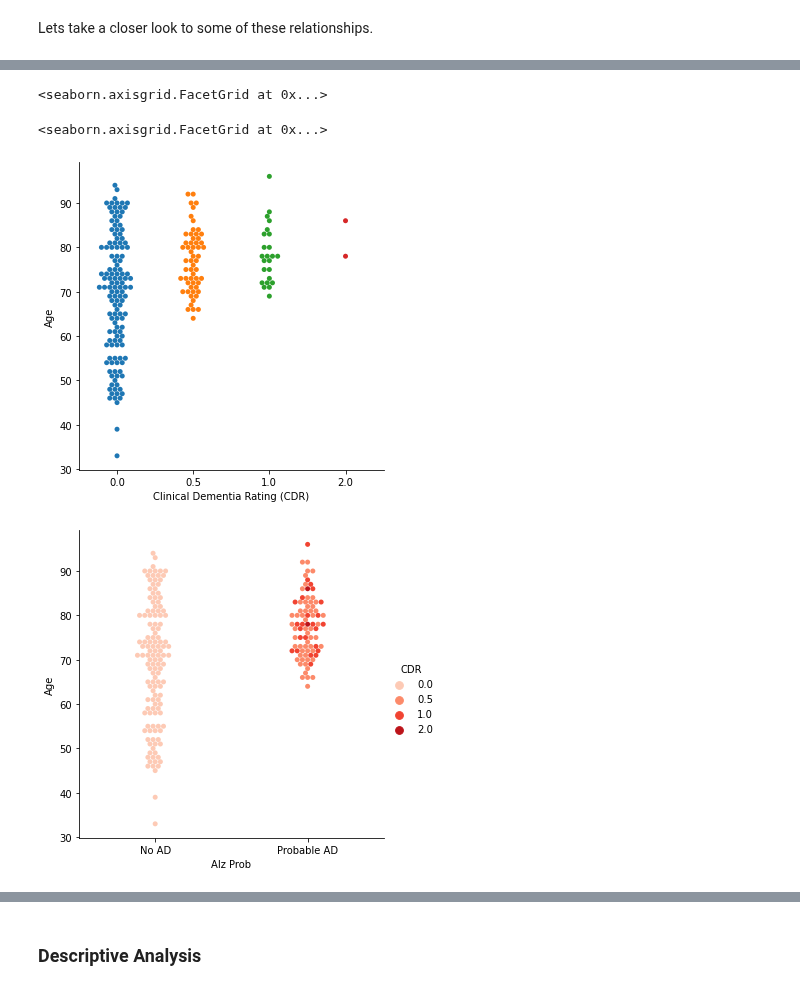
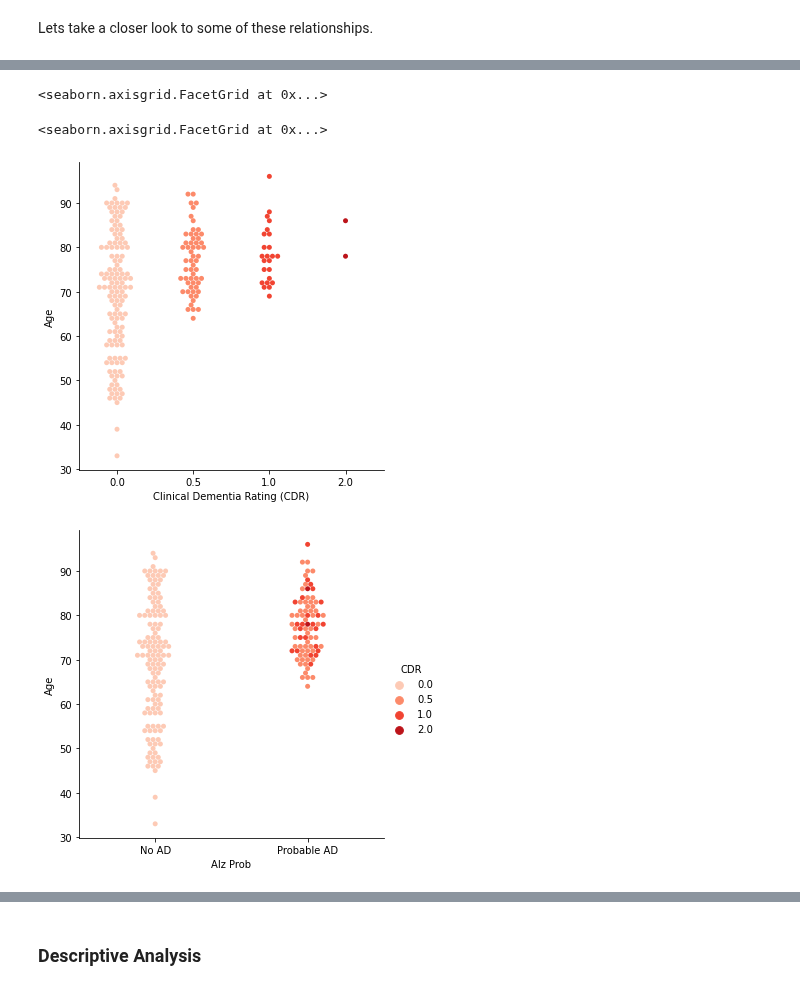
Before and after one commit to Gauss-x/Alzheimer-s-Analysis, a Jupyter notebook: cross-sectional.ipynb, the cells around one changed output, grey strips where cells are left out. Drawn from its saved outputs; the diff is of its cells as text; code cells hidden in the pictures.

```diff
--- a/cross-sectional.ipynb
+++ b/cross-sectional.ipynb
@@ -371,24 +391,24 @@ It looks like the range of nWBV gets smaller as the CDR gets higher. However, th
 # %%
 
-g3 = sns.catplot(data=df_cross,x = 'CDR', y = 'Age', kind = 'swarm')
+g3 = sns.catplot(data=df_cross,x = 'CDR', y = 'Age', kind = 'swarm', palette='Reds')
 g4 = sns.catplot(data=df_cross,x = 'Alz', y = 'Age', hue = 'CDR', palette='Reds', kind = 'swarm')
 
 
 g3.set_xlabels("Clinical Dementia Rating (CDR)")
 g3.set_ylabels('Age')
 g3.set_titles('Distribution of nWBV against CDR')
 
 g4.set_xlabels("Alz Prob")
 g4.set_ylabels('Age')
 g4.set_titles('Distribution of nWBV against CDR')
 g4.set_xticklabels(['No AD', 'Probable AD'])
 
 
 
 display(g3)
 display(g4)
 # %% [output]
 <seaborn.axisgrid.FacetGrid at 0x...>
 <seaborn.axisgrid.FacetGrid at 0x...>
-[figure, old version]
+[figure, new version]
 [figure]
```
Also changed, not shown: parts of 15 cells of this notebook.
